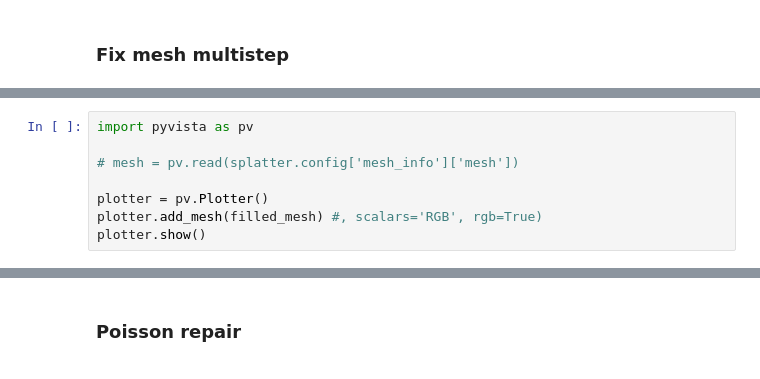
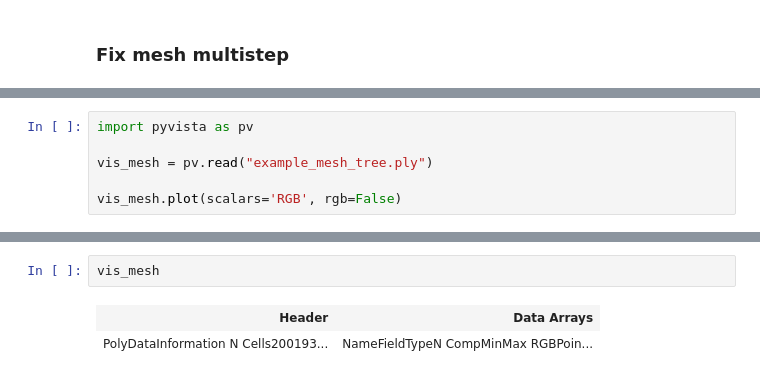
Before and after one commit to BasisResearch/collab-splats, a Jupyter notebook: examples/create_mesh.ipynb, the cells around one changed output, grey strips where cells are left out. Saved outputs shown, nothing was run; the diff lists cells and outputs as text.

```diff
--- a/examples/create_mesh.ipynb
+++ b/examples/create_mesh.ipynb
@@ -496,9 +614,7 @@ Widget(value='<iframe src="http://localhost:40585/index.html?ui=P_0x700365f90160
 # %%
 import pyvista as pv
 
-# mesh = pv.read(splatter.config['mesh_info']['mesh'])
+vis_mesh = pv.read("example_mesh_tree.ply")
 
-plotter = pv.Plotter()
-plotter.add_mesh(filled_mesh) #, scalars='RGB', rgb=True)
-plotter.show()
+vis_mesh.plot(scalars='RGB', rgb=False)
 # %% [output]
@@ -584,2 +622,5 @@ Component sizes: [302746   5573   6016   5463  11909  18670   1676   1780   2339
-# %% [markdown]
-### Poisson repair
+# %%
+vis_mesh
+# %% [output]
+| Header | Data Arrays |
+| PolyDataInformation N Cells200193... | NameFieldTypeN CompMinMax RGBPoin... |
```
Also changed, not shown: parts of 37 cells of this notebook, 48 other files.
